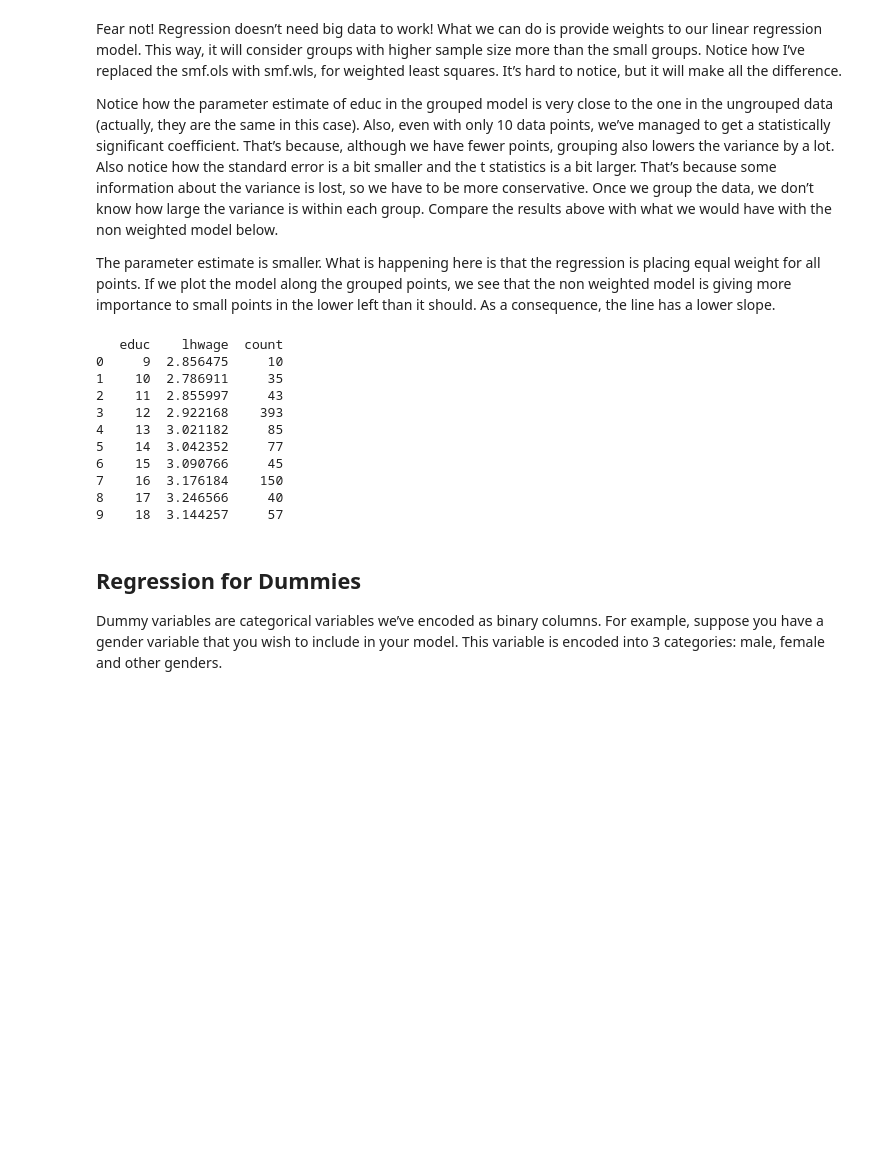
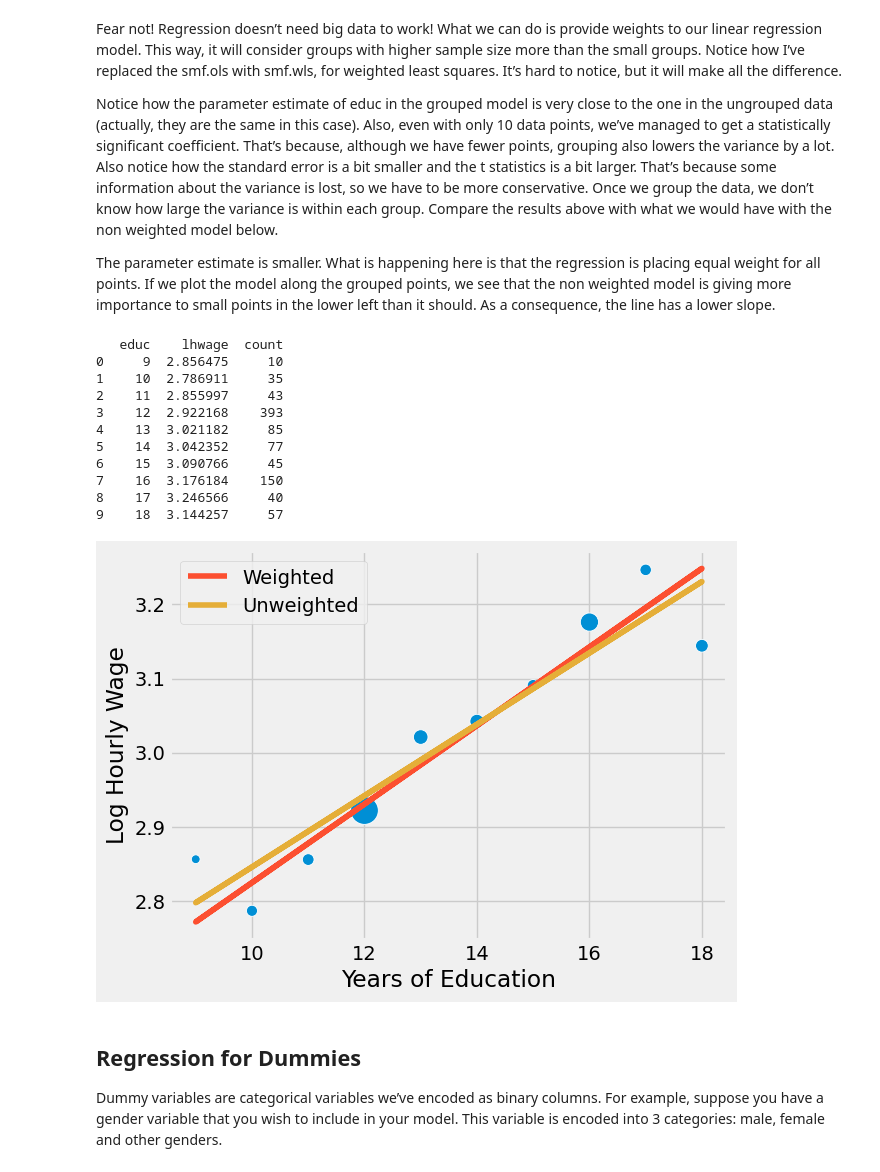
Before and after one commit to hiromn2/Causal_Inference, a Jupyter notebook: notebooks/02-causal-regression.ipynb, the cells around one changed output. Drawn from its saved outputs; the diff is of its cells as text; code cells hidden in the pictures; blank space fills up the shorter version.

```diff
--- a/notebooks/02-causal-regression.ipynb
+++ b/notebooks/02-causal-regression.ipynb
@@ -114,38 +224,61 @@ Notice how the parameter estimate of educ in the grouped model is very close to
 
 The parameter estimate is smaller. What is happening here is that the regression is placing equal weight for all points. If we plot the model along the grouped points, we see that the non weighted model is giving more importance to small points in the lower left than it should. As a consequence, the line has a lower slope.
 # %%
-group_wage = (wage
-              .assign(count=1)
-              .groupby("educ")
-              .agg({"lhwage":"mean", "count":"count"})
-              .reset_index())
+# Load only the columns we need
+wage = pd.read_csv("./data/wage.csv")[["wage", "lhwage", "educ", "IQ"]]
+
+# Peek at the data
+wage.head()
+
+# Regression using individual-level data
+model_1 = smf.ols('lhwage ~ educ', data=wage).fit()
+model_1.summary().tables[1]
+
+# Collapse the data by education level:
+# for each value of educ, compute mean log wage and group size
+group_wage = (
+    wage
+    .assign(count=1)
+    .groupby("educ")
+    .agg({"lhwage": "mean", "count": "count"})
+    .reset_index()
+)
 
 print(group_wage)
 
+# Weighted regression on grouped data:
+# bigger groups get more weight
 model_2 = smf.wls('lhwage ~ educ', data=group_wage, weights=group_wage["count"]).fit()
 model_2.summary().tables[1]
 
+# Unweighted regression on grouped data:
+# each education group counts the same
 model_3 = smf.ols('lhwage ~ educ', data=group_wage).fit()
 model_3.summary().tables[1]
 
-sns.scatterplot(x="educ", y = "lhwage", size="count", legend=False, data=group_wage, sizes=(40, 400))
-plt.plot(wage["educ"], model_2.predict(wage["educ"]), c="C1", label = "Weighted")
-plt.plot(wage["educ"], model_3.predict(wage["educ"]), c="C2", label = "Non Weighted")
+# Plot group means; point size shows how many observations are in each group
+sns.scatterplot(x="educ", y="lhwage", size="count", legend=False, data=group_wage, sizes=(40, 400))
+
+# Add fitted lines
+plt.plot(wage["educ"], model_2.predict(wage["educ"]), c="C1", label="Weighted")
+plt.plot(wage["educ"], model_3.predict(wage["educ"]), c="C2", label="Unweighted")
+
 plt.xlabel("Years of Education")
 plt.ylabel("Log Hourly Wage")
 plt.legend();
 # %% [output]
    educ    lhwage  count
 0     9  2.856475     10
 1    10  2.786911     35
 2    11  2.855997     43
 3    12  2.922168    393
 4    13  3.021182     85
 5    14  3.042352     77
 6    15  3.090766     45
 7    16  3.176184    150
 8    17  3.246566     40
 9    18  3.144257     57
+[figure, added]
 # %% [markdown]
 ## Regression for Dummies
 
```
Also changed, not shown: parts of 5 cells of this notebook.
